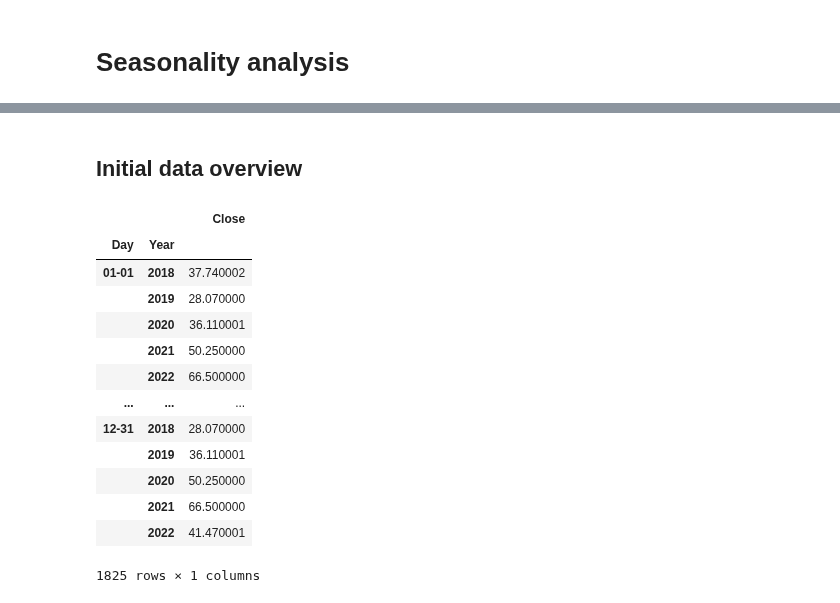
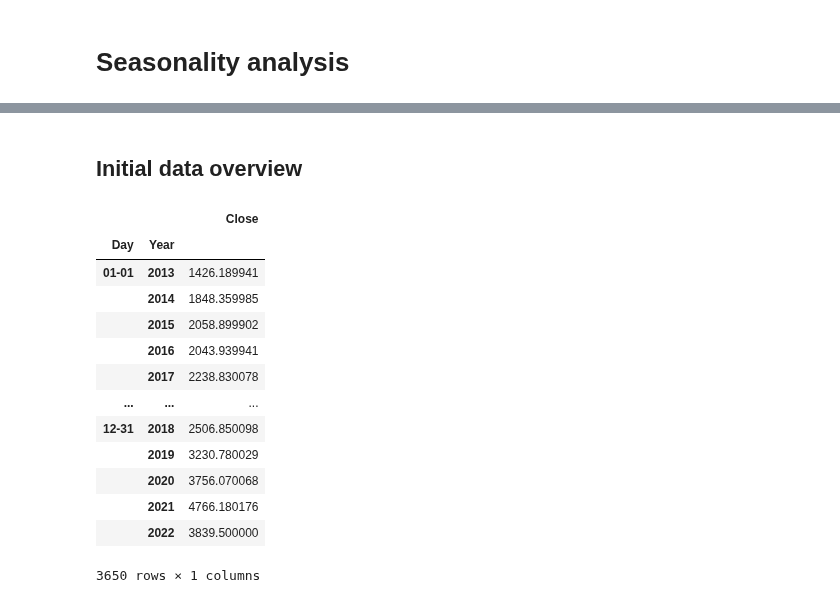
Before and after one commit to marco-sorich/FinSea, a Jupyter notebook: seasonality.ipynb, the cells around one changed output, grey strips where cells are left out. Saved outputs shown, nothing was run; the diff lists cells and outputs as text; code cells hidden in the pictures.

```diff
--- a/seasonality.ipynb
+++ b/seasonality.ipynb
@@ -47,18 +47,17 @@ class CachedLimiterSession(CacheMixin, LimiterMixin, Session):
 # symbol = '^ATX'       # Austrian Traded Index in EUR
 # symbol = 'ALV.DE'     # Allianz SE
 # symbol = 'ADS.DE'     # adidas AG
-symbol = 'EBAY'       # eBay Inc.
+# symbol = 'EBAY'       # eBay Inc.
 # symbol = 'AXP'        # American Express Company
 # symbol = 'BTC-USD'    # Bitcoin USD
 # symbol = 'ETH-USD'    # Ethereum USD
-# symbol = '^GSPC'    # S&P 500
+symbol = '^GSPC'    # S&P 500
 
 
 
 
 # set maximum number of years to analyze
-max_num_of_years = 5
-
+max_num_of_years = 10
 
 
 # show seasonality in % instead of currency
@@ -117,10 +116,10 @@ D(f'* From {df.index.min().strftime("%d.%m.%y")} to {df.index.max().strftime("%d
 
 
 # set correct frequency
-annualDf = df.asfreq('d')
+df = df.asfreq('B')
 
 # fill up missing values
-annualDf = annualDf.fillna(method='ffill')
+df = df.fillna(method='ffill')
 
 
 
@@ -161,44 +160,51 @@ Date
 # %%
-annualDf = pd.DataFrame(data=df)
-
-# set correct frequency
-annualDf = annualDf.asfreq('d')
-
-# fill up missing values
-annualDf = annualDf.fillna(method='ffill')
-
-# Drop Feb. 29th of leap years
-annualDf = annualDf[~((annualDf.index.month == 2) & (annualDf.index.day == 29))]
-
-# Create year and day/month columns
-annualDf['Year'], annualDf['Day'] = annualDf.index.year, annualDf.index.strftime('%m-%d')
-
 # prepare range of max 5 years or smaller if dataframe is smaller
-firstDay = pd.to_datetime(str((annualDf.index.year.min()+1 if ((annualDf.index.year.max()-1) - (annualDf.index.year.min()+1)) < max_num_of_years else annualDf.index.year.max() - max_num_of_years)) + '-01-01')
-lastDay = pd.to_datetime(str(annualDf.index.year.max()-1) + '-12-31')
+firstDay = pd.to_datetime(str((df.index.year.min()+1 if ((df.index.year.max()-1) - (df.index.year.min()+1)) < max_num_of_years else df.index.year.max() - max_num_of_years)) + '-01-01')
+lastDay = pd.to_datetime(str(df.index.year.max()-1) + '-12-31')
 rangeMax5yrs = pd.date_range(firstDay, lastDay, freq='D')
 
 # get actual number of calculated years for dataframe
 rangeNumOfYears = rangeMax5yrs.max().year - rangeMax5yrs.min().year + 1
 
-# crop dataframe to max 5 last full years
-annualDf = annualDf[rangeMax5yrs.min():rangeMax5yrs.max()].reset_index().drop('Date', axis=1).set_index(['Day', 'Year']).sort_index(level=0)
+def dfToAnnualLongForm(inputDf):
+    # Create new dataframe
+    annualDf = pd.DataFrame(data=inputDf)
+
+    # set correct frequency for better comparison
+    annualDf = annualDf.asfreq('d')
+
+    # fill up missing values for better comparison
+    annualDf = annualDf.fillna(method='ffill')
+
+    # Drop Feb. 29th of leap years for better comparison
+    annualDf = annualDf[~((annualDf.index.month == 2) & (annualDf.index.day == 29))]
+
+    # Create year and day/month columns
+    annualDf['Year'], annualDf['Day'] = annualDf.index.year, annualDf.index.strftime('%m-%d')
+
+    # crop dataframe to max 5 last full years and change to multiindex for plotting
+    annualDf = annualDf[rangeMax5yrs.min():rangeMax5yrs.max()].reset_index().drop('Date', axis=1).set_index(['Day', 'Year']).sort_index(level=0)
+
+    return annualDf
+
+
+annualDf = dfToAnnualLongForm(df)
 
 D('## Initial data overview')
 annualDf
 # %% [output]
 ## Initial data overview
 |  |  | Close |
 | Day | Year |  |
-| 01-01 | 2018 | 37.740002 |
-|  | 2019 | 28.070000 |
-|  | 2020 | 36.110001 |
-|  | 2021 | 50.250000 |
-|  | 2022 | 66.500000 |
+| 01-01 | 2013 | 1426.189941 |
+|  | 2014 | 1848.359985 |
+|  | 2015 | 2058.899902 |
+|  | 2016 | 2043.939941 |
+|  | 2017 | 2238.830078 |
 | ... | ... | ... |
-| 12-31 | 2018 | 28.070000 |
-|  | 2019 | 36.110001 |
-|  | 2020 | 50.250000 |
-|  | 2021 | 66.500000 |
-|  | 2022 | 41.470001 |
+| 12-31 | 2018 | 2506.850098 |
+|  | 2019 | 3230.780029 |
+|  | 2020 | 3756.070068 |
+|  | 2021 | 4766.180176 |
+|  | 2022 | 3839.500000 |
-1825 rows × 1 columns
+3650 rows × 1 columns
```
Also changed, not shown: parts of 7 cells of this notebook.
